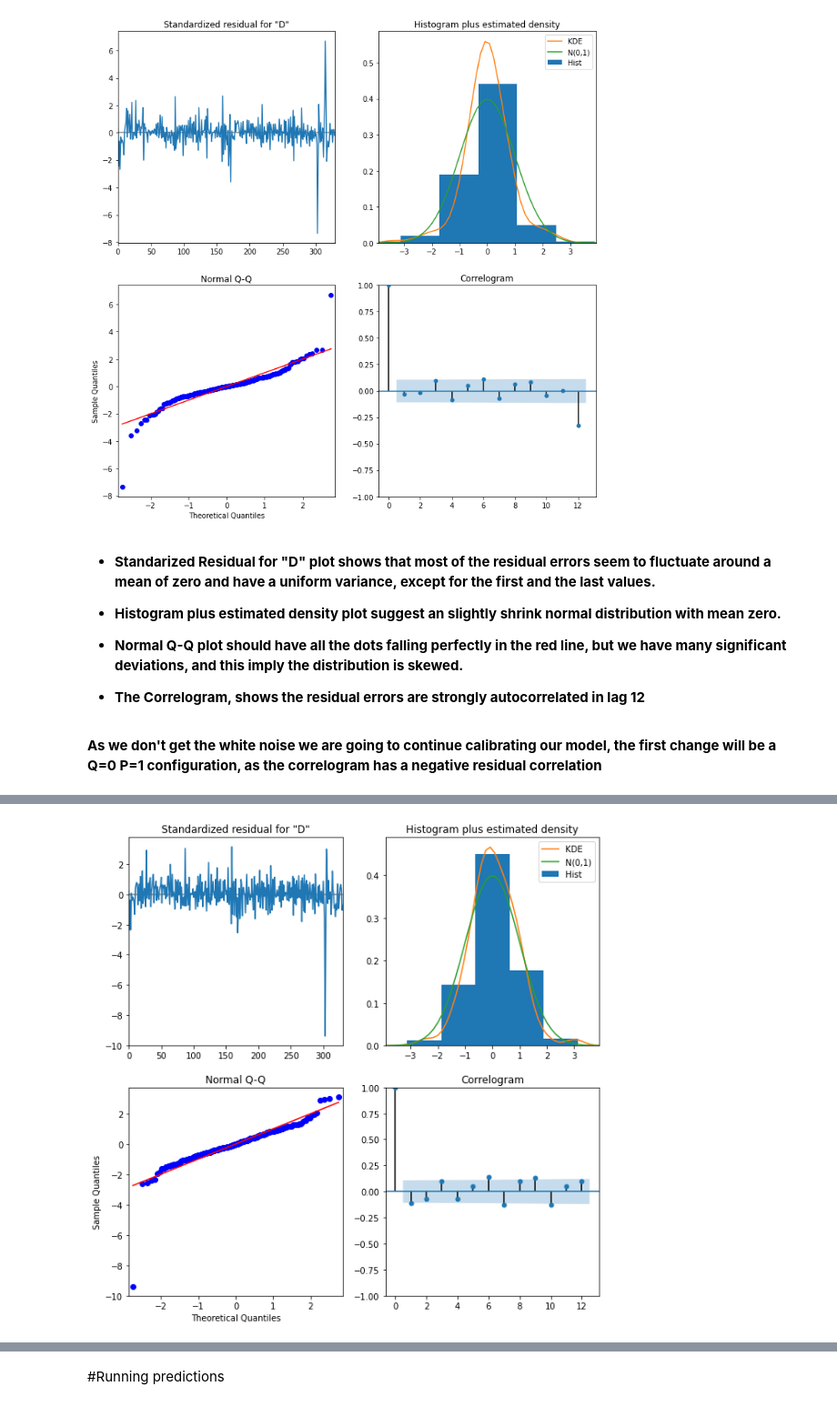
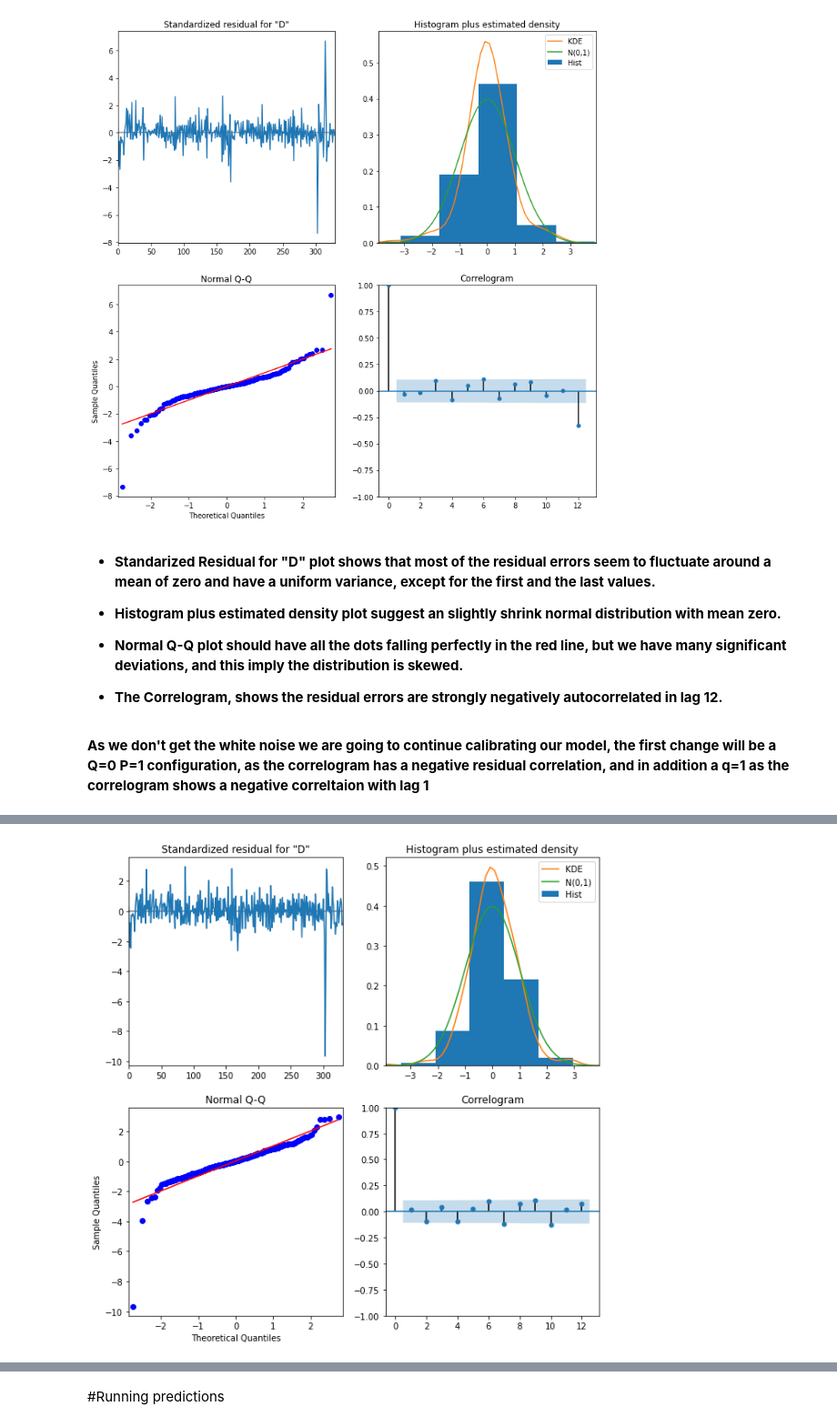
Before and after one commit to KarenRugerioA/Karen-s-Workshops, a Jupyter notebook: SARIMAModel/SARIMA.ipynb, the cells around one changed output, grey strips where cells are left out. Shown at 91% size. Drawn from its saved outputs; the diff is of its cells as text; code cells hidden in the pictures.

```diff
--- a/SARIMAModel/SARIMA.ipynb
+++ b/SARIMAModel/SARIMA.ipynb
@@ -233,13 +233,13 @@ plt.show()
 
 - **Normal Q-Q plot should have all the dots falling perfectly in the red line, but we have many significant deviations, and this imply the distribution is skewed.**
 
-- **The Correlogram, shows the residual errors are strongly autocorrelated in lag 12**
+- **The Correlogram, shows the residual errors are strongly negatively autocorrelated in lag 12.**
 # %% [markdown]
-**As we don't get the white noise we are going to continue calibrating our model, the first change will be a Q=0 P=1 configuration, as the correlogram has a negative residual correlation**
+**As we don't get the white noise we are going to continue calibrating our model, the first change will be a Q=0 P=1 configuration, as the correlogram has a negative residual correlation, and in addition a q=1 as the correlogram shows a negative correltaion with lag 1**
 # %%
 #sarima(p, d, q, P, D, Q, #ofPeriods)
 sarimaModel = sm.tsa.SARIMAX(df['ValueLn'],
-                             order=(1,0,0),
+                             order=(1,0,1),
                              seasonal_order=(0,1,1,12),
                              trend = 'c', #Constant
                              simple_differencing=True
@@ -267,5 +267,5 @@ Covariance Type:                                opg
 ===================================================================================
 
 Warnings:
 [1] Covariance matrix calculated using the outer product of gradients (complex-step).
-[figure, old version]
+[figure, new version]
```
Also changed, not shown: parts of 10 cells of this notebook, 1 other file.
